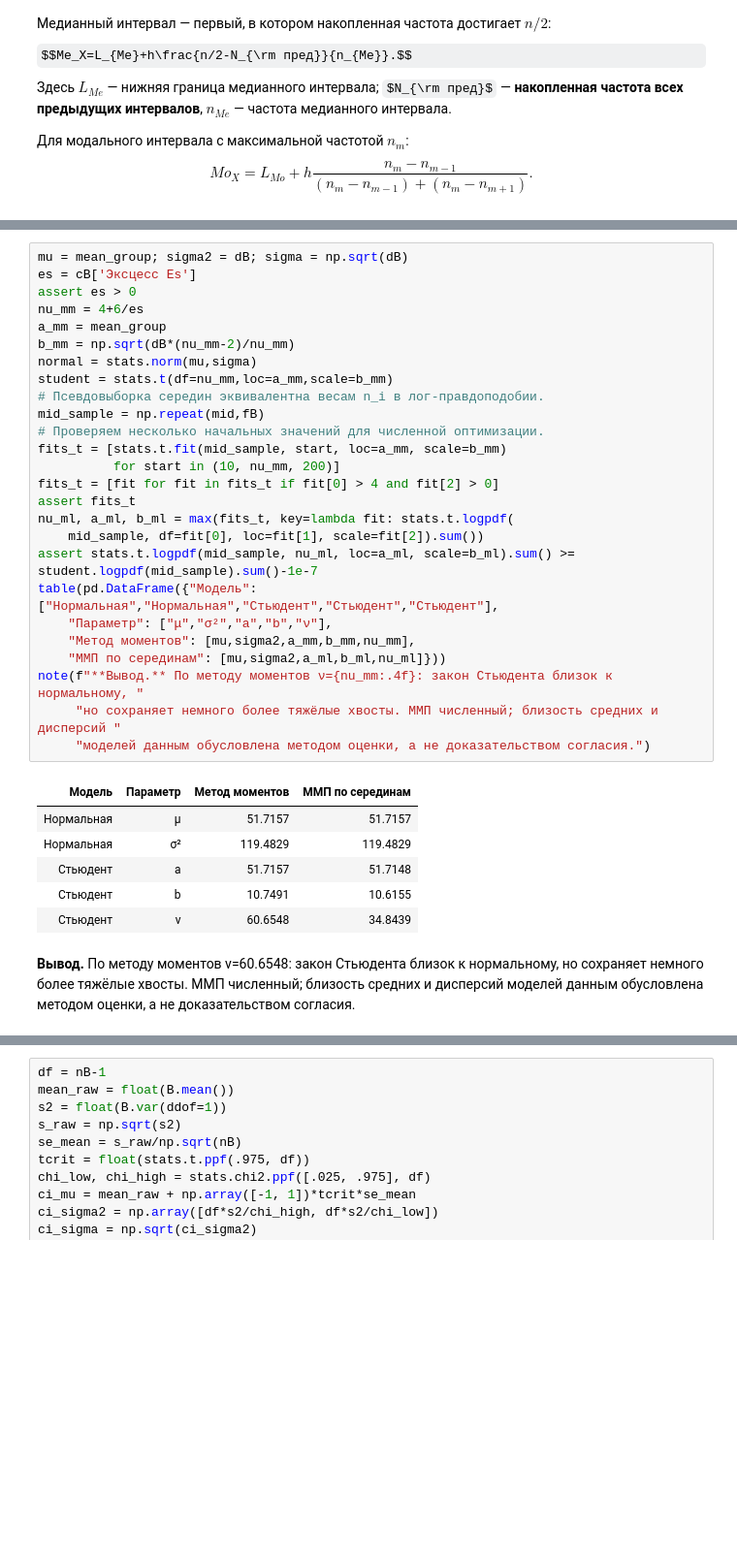
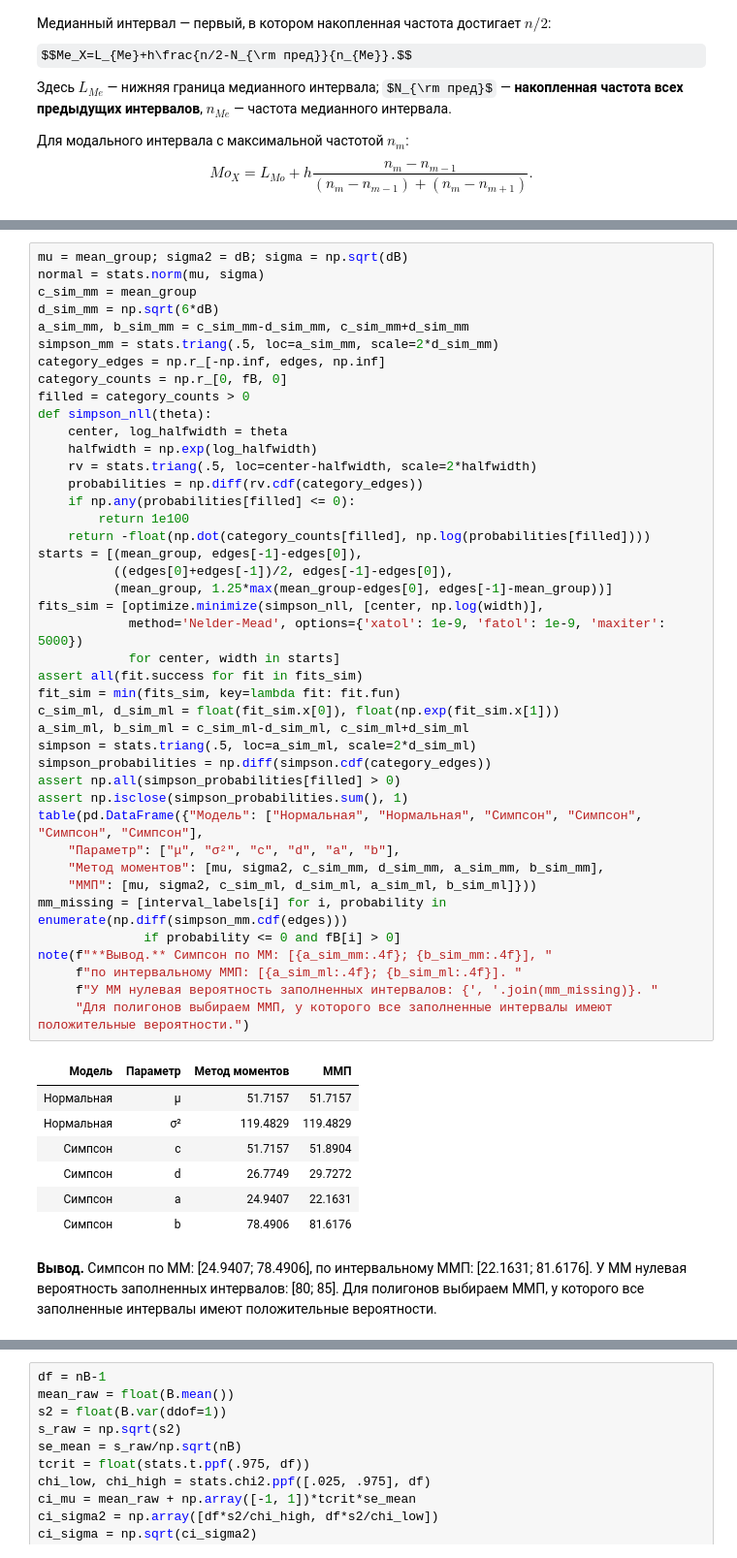
Before and after one commit to Crocron4ik/mathstat_lab1, a Jupyter notebook: mathstat_variant18.ipynb, the cells around one changed output, grey strips where cells are left out. Shown at 97% size. Drawn from its saved outputs; the diff is of its cells as text; some formulas as TeX source; blank space fills up the shorter version.

```diff
--- a/mathstat_variant18.ipynb
+++ b/mathstat_variant18.ipynb
@@ -816,37 +829,54 @@ $$\frac{\partial\ell}{\partial b}=-\frac nb+\frac{\nu+1}{b}\sum_i n_i\frac{(c_i-
 # %%
 mu = mean_group; sigma2 = dB; sigma = np.sqrt(dB)
-es = cB['Эксцесс Es']
-assert es > 0
-nu_mm = 4+6/es
-a_mm = mean_group
-b_mm = np.sqrt(dB*(nu_mm-2)/nu_mm)
-normal = stats.norm(mu,sigma)
-student = stats.t(df=nu_mm,loc=a_mm,scale=b_mm)
-# Псевдовыборка середин эквивалентна весам n_i в лог-правдоподобии.
-mid_sample = np.repeat(mid,fB)
-# Проверяем несколько начальных значений для численной оптимизации.
-fits_t = [stats.t.fit(mid_sample, start, loc=a_mm, scale=b_mm)
-          for start in (10, nu_mm, 200)]
-fits_t = [fit for fit in fits_t if fit[0] > 4 and fit[2] > 0]
-assert fits_t
-nu_ml, a_ml, b_ml = max(fits_t, key=lambda fit: stats.t.logpdf(
-    mid_sample, df=fit[0], loc=fit[1], scale=fit[2]).sum())
-assert stats.t.logpdf(mid_sample, nu_ml, loc=a_ml, scale=b_ml).sum() >= student.logpdf(mid_sample).sum()-1e-7
-table(pd.DataFrame({"Модель": ["Нормальная","Нормальная","Стьюдент","Стьюдент","Стьюдент"],
-    "Параметр": ["μ","σ²","a","b","ν"],
-    "Метод моментов": [mu,sigma2,a_mm,b_mm,nu_mm],
-    "ММП по серединам": [mu,sigma2,a_ml,b_ml,nu_ml]}))
-note(f"**Вывод.** По методу моментов ν={nu_mm:.4f}: закон Стьюдента близок к нормальному, "
-     "но сохраняет немного более тяжёлые хвосты. ММП численный; близость средних и дисперсий "
-     "моделей данным обусловлена методом оценки, а не доказательством согласия.")
+normal = stats.norm(mu, sigma)
+c_sim_mm = mean_group
+d_sim_mm = np.sqrt(6*dB)
+a_sim_mm, b_sim_mm = c_sim_mm-d_sim_mm, c_sim_mm+d_sim_mm
+simpson_mm = stats.triang(.5, loc=a_sim_mm, scale=2*d_sim_mm)
+category_edges = np.r_[-np.inf, edges, np.inf]
+category_counts = np.r_[0, fB, 0]
+filled = category_counts > 0
+def simpson_nll(theta):
+    center, log_halfwidth = theta
+    halfwidth = np.exp(log_halfwidth)
+    rv = stats.triang(.5, loc=center-halfwidth, scale=2*halfwidth)
+    probabilities = np.diff(rv.cdf(category_edges))
+    if np.any(probabilities[filled] <= 0):
+        return 1e100
+    return -float(np.dot(category_counts[filled], np.log(probabilities[filled])))
+starts = [(mean_group, edges[-1]-edges[0]),
+          ((edges[0]+edges[-1])/2, edges[-1]-edges[0]),
+          (mean_group, 1.25*max(mean_group-edges[0], edges[-1]-mean_group))]
+fits_sim = [optimize.minimize(simpson_nll, [center, np.log(width)],
+            method='Nelder-Mead', options={'xatol': 1e-9, 'fatol': 1e-9, 'maxiter': 5000})
+            for center, width in starts]
+assert all(fit.success for fit in fits_sim)
+fit_sim = min(fits_sim, key=lambda fit: fit.fun)
+c_sim_ml, d_sim_ml = float(fit_sim.x[0]), float(np.exp(fit_sim.x[1]))
+a_sim_ml, b_sim_ml = c_sim_ml-d_sim_ml, c_sim_ml+d_sim_ml
+simpson = stats.triang(.5, loc=a_sim_ml, scale=2*d_sim_ml)
+simpson_probabilities = np.diff(simpson.cdf(category_edges))
+assert np.all(simpson_probabilities[filled] > 0)
+assert np.isclose(simpson_probabilities.sum(), 1)
+table(pd.DataFrame({"Модель": ["Нормальная", "Нормальная", "Симпсон", "Симпсон", "Симпсон", "Симпсон"],
+    "Параметр": ["μ", "σ²", "c", "d", "a", "b"],
+    "Метод моментов": [mu, sigma2, c_sim_mm, d_sim_mm, a_sim_mm, b_sim_mm],
+    "ММП": [mu, sigma2, c_sim_ml, d_sim_ml, a_sim_ml, b_sim_ml]}))
+mm_missing = [interval_labels[i] for i, probability in enumerate(np.diff(simpson_mm.cdf(edges)))
+              if probability <= 0 and fB[i] > 0]
+note(f"**Вывод.** Симпсон по ММ: [{a_sim_mm:.4f}; {b_sim_mm:.4f}], "
+     f"по интервальному ММП: [{a_sim_ml:.4f}; {b_sim_ml:.4f}]. "
+     f"У ММ нулевая вероятность заполненных интервалов: {', '.join(mm_missing)}. "
+     "Для полигонов выбираем ММП, у которого все заполненные интервалы имеют положительные вероятности.")
 # %% [output]
-| Модель | Параметр | Метод моментов | ММП по серединам |
+| Модель | Параметр | Метод моментов | ММП |
 | Нормальная | μ | 51.7157 | 51.7157 |
 | Нормальная | σ² | 119.4829 | 119.4829 |
-| Стьюдент | a | 51.7157 | 51.7148 |
-| Стьюдент | b | 10.7491 | 10.6155 |
-| Стьюдент | ν | 60.6548 | 34.8439 |
+| Симпсон | c | 51.7157 | 51.8904 |
+| Симпсон | d | 26.7749 | 29.7272 |
+| Симпсон | a | 24.9407 | 22.1631 |
+| Симпсон | b | 78.4906 | 81.6176 |
-**Вывод.** По методу моментов ν=60.6548: закон Стьюдента близок к нормальному, но сохраняет немного более тяжёлые хвосты. ММП численный; близость средних и дисперсий моделей данным обусловлена методом оценки, а не доказательством согласия.
+**Вывод.** Симпсон по ММ: [24.9407; 78.4906], по интервальному ММП: [22.1631; 81.6176]. У ММ нулевая вероятность заполненных интервалов: [80; 85]. Для полигонов выбираем ММП, у которого все заполненные интервалы имеют положительные вероятности.
 # %% [markdown]
 ### Теоретические вероятности, частоты и полигоны
 
```
Also changed, not shown: parts of 24 cells of this notebook.
